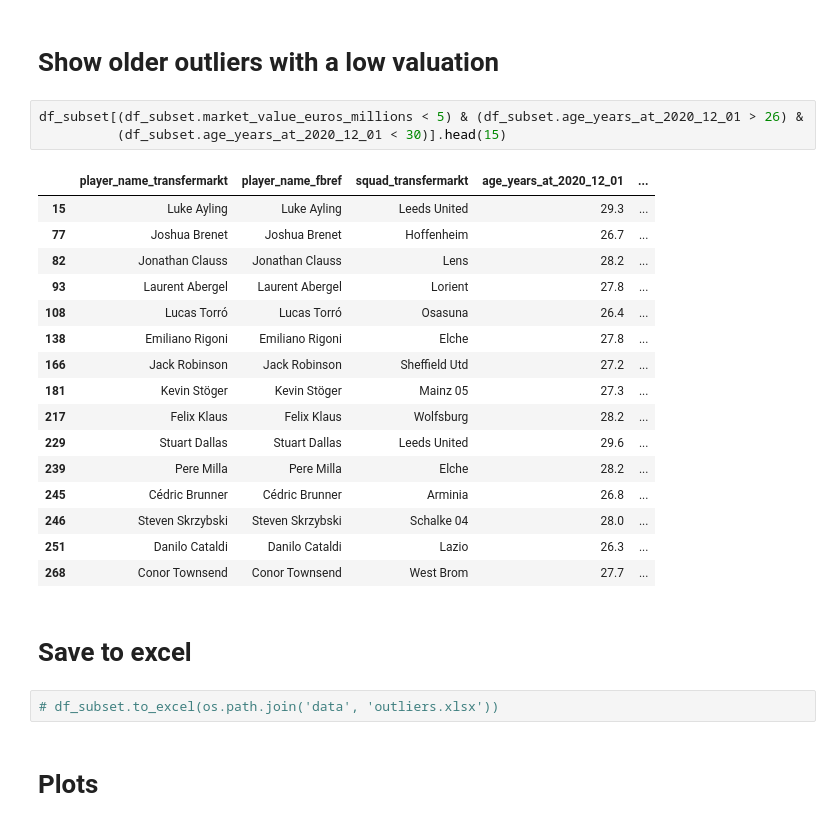
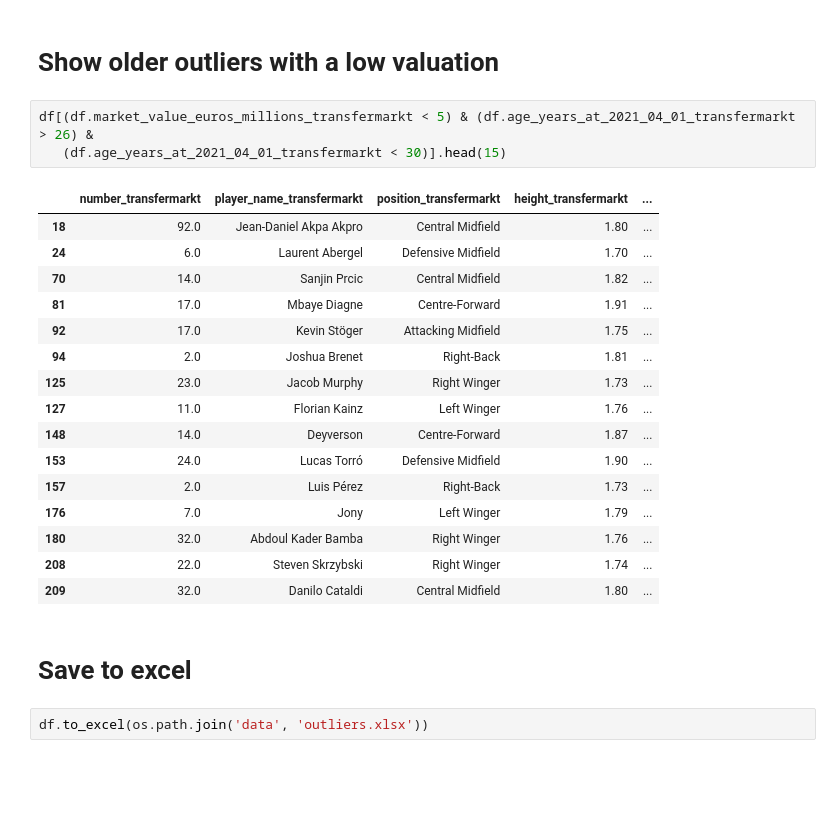
Before and after one commit to andrewRowlinson/outliers-football, a Jupyter notebook: 04_find_outliers.ipynb, the cells around one changed output. Cells and saved outputs as stored; diff of their text form; blank space fills up the shorter version.

Commit message:
updated for latest data 2021-04-23

```diff
--- a/04_find_outliers.ipynb
+++ b/04_find_outliers.ipynb
@@ -199,28 +240,26 @@ df_subset[(df_subset.age_years_at_2020_12_01 <= 26) & (df_subset.market_value_eu
 # %% [markdown]
 # Show older outliers with a low valuation
-# %%
-df_subset[(df_subset.market_value_euros_millions < 5) & (df_subset.age_years_at_2020_12_01 > 26) &
-          (df_subset.age_years_at_2020_12_01 < 30)].head(15)
-# %% [output]
-|  | player_name_transfermarkt | player_name_fbref | squad_transfermarkt | age_years_at_2020_12_01 | ... |
-| 15 | Luke Ayling | Luke Ayling | Leeds United | 29.3 | ... |
-| 77 | Joshua Brenet | Joshua Brenet | Hoffenheim | 26.7 | ... |
-| 82 | Jonathan Clauss | Jonathan Clauss | Lens | 28.2 | ... |
-| 93 | Laurent Abergel | Laurent Abergel | Lorient | 27.8 | ... |
-| 108 | Lucas Torró | Lucas Torró | Osasuna | 26.4 | ... |
-| 138 | Emiliano Rigoni | Emiliano Rigoni | Elche | 27.8 | ... |
-| 166 | Jack Robinson | Jack Robinson | Sheffield Utd | 27.2 | ... |
-| 181 | Kevin Stöger | Kevin Stöger | Mainz 05 | 27.3 | ... |
-| 217 | Felix Klaus | Felix Klaus | Wolfsburg | 28.2 | ... |
-| 229 | Stuart Dallas | Stuart Dallas | Leeds United | 29.6 | ... |
-| 239 | Pere Milla | Pere Milla | Elche | 28.2 | ... |
-| 245 | Cédric Brunner | Cédric Brunner | Arminia | 26.8 | ... |
-| 246 | Steven Skrzybski | Steven Skrzybski | Schalke 04 | 28.0 | ... |
-| 251 | Danilo Cataldi | Danilo Cataldi | Lazio | 26.3 | ... |
-| 268 | Conor Townsend | Conor Townsend | West Brom | 27.7 | ... |
+# %%
+df[(df.market_value_euros_millions_transfermarkt < 5) & (df.age_years_at_2021_04_01_transfermarkt > 26) &
+   (df.age_years_at_2021_04_01_transfermarkt < 30)].head(15)
+# %% [output]
+|  | number_transfermarkt | player_name_transfermarkt | position_transfermarkt | height_transfermarkt | ... |
+| 18 | 92.0 | Jean-Daniel Akpa Akpro | Central Midfield | 1.80 | ... |
+| 24 | 6.0 | Laurent Abergel | Defensive Midfield | 1.70 | ... |
+| 70 | 14.0 | Sanjin Prcic | Central Midfield | 1.82 | ... |
+| 81 | 17.0 | Mbaye Diagne | Centre-Forward | 1.91 | ... |
+| 92 | 17.0 | Kevin Stöger | Attacking Midfield | 1.75 | ... |
+| 94 | 2.0 | Joshua Brenet | Right-Back | 1.81 | ... |
+| 125 | 23.0 | Jacob Murphy | Right Winger | 1.73 | ... |
+| 127 | 11.0 | Florian Kainz | Left Winger | 1.76 | ... |
+| 148 | 14.0 | Deyverson | Centre-Forward | 1.87 | ... |
+| 153 | 24.0 | Lucas Torró | Defensive Midfield | 1.90 | ... |
+| 157 | 2.0 | Luis Pérez | Right-Back | 1.73 | ... |
+| 176 | 7.0 | Jony | Left Winger | 1.79 | ... |
+| 180 | 32.0 | Abdoul Kader Bamba | Right Winger | 1.76 | ... |
+| 208 | 22.0 | Steven Skrzybski | Right Winger | 1.74 | ... |
+| 209 | 32.0 | Danilo Cataldi | Central Midfield | 1.80 | ... |
 # %% [markdown]
 # Save to excel
 # %%
-# df_subset.to_excel(os.path.join('data', 'outliers.xlsx'))
+df.to_excel(os.path.join('data', 'outliers.xlsx'))
-# %% [markdown]
-# Plots
```
Also changed, not shown: parts of 33 cells of this notebook, 5 other files.
